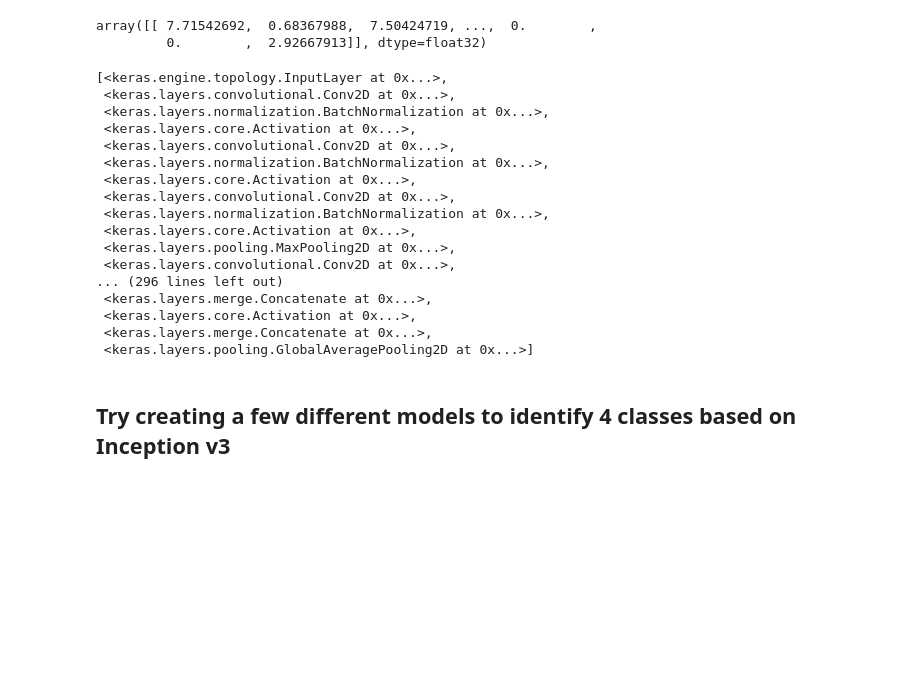
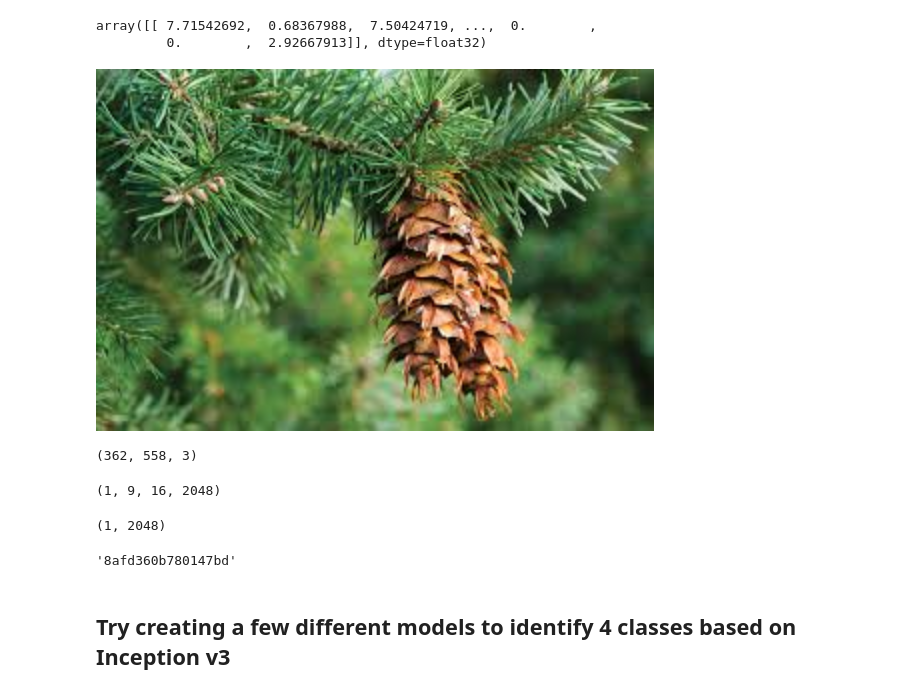
Before and after one commit to NathanielBlairStahn/tree-logic, a Jupyter notebook: build_a_model.ipynb, the cells around one changed output. Saved outputs shown, nothing was run; the diff lists cells and outputs as text; code cells hidden in the pictures; blank space fills up the shorter version.

Commit message:
play with Keras, add image deduplication script

```diff
--- a/build_a_model.ipynb
+++ b/build_a_model.ipynb
@@ -94,23 +94,23 @@ y0_pooled
 # %% [output]
 array([[ 7.71542692,  0.68367988,  7.50424719, ...,  0.        ,
          0.        ,  2.92667913]], dtype=float32)
-# %%
-model.compile()
-# %% [output]
-[<keras.engine.topology.InputLayer at 0x...>,
- <keras.layers.convolutional.Conv2D at 0x...>,
- <keras.layers.normalization.BatchNormalization at 0x...>,
- <keras.layers.core.Activation at 0x...>,
- <keras.layers.convolutional.Conv2D at 0x...>,
- <keras.layers.normalization.BatchNormalization at 0x...>,
- <keras.layers.core.Activation at 0x...>,
- <keras.layers.convolutional.Conv2D at 0x...>,
- <keras.layers.normalization.BatchNormalization at 0x...>,
- <keras.layers.core.Activation at 0x...>,
- <keras.layers.pooling.MaxPooling2D at 0x...>,
- <keras.layers.convolutional.Conv2D at 0x...>,
-... (296 lines left out)
- <keras.layers.merge.Concatenate at 0x...>,
- <keras.layers.core.Activation at 0x...>,
- <keras.layers.merge.Concatenate at 0x...>,
- <keras.layers.pooling.GlobalAveragePooling2D at 0x...>]
+# %%
+img1 = image.load_img("tree_photos/pseudotsuga menziesii/image_pseudotsuga menziesii_0.png")
+img1
+# %% [output]
+[figure, added]
+# %%
+x1 = image.img_to_array(img1)
+x1.shape
+# %% [output]
+(362, 558, 3)
+# %%
+y1 = base_model.predict(np.expand_dims(x1, axis=0))
+y1.shape
+# %% [output]
+(1, 9, 16, 2048)
+# %%
+y1_pooled = model.predict(np.expand_dims(x1, axis=0))
+y1_pooled.shape
+# %% [output]
+(1, 2048)
@@ -117,3 +119,7 @@ model.compile()
+# %%
+str(imagehash.phash(img))
+# %% [output]
+'8afd360b780147bd'
 # %%
 def image_to_input_array(img_path, target_size=None, interpolation='bilinear'):
     '''
```
Also changed, not shown: parts of 1 cell of this notebook, 1 other file.
